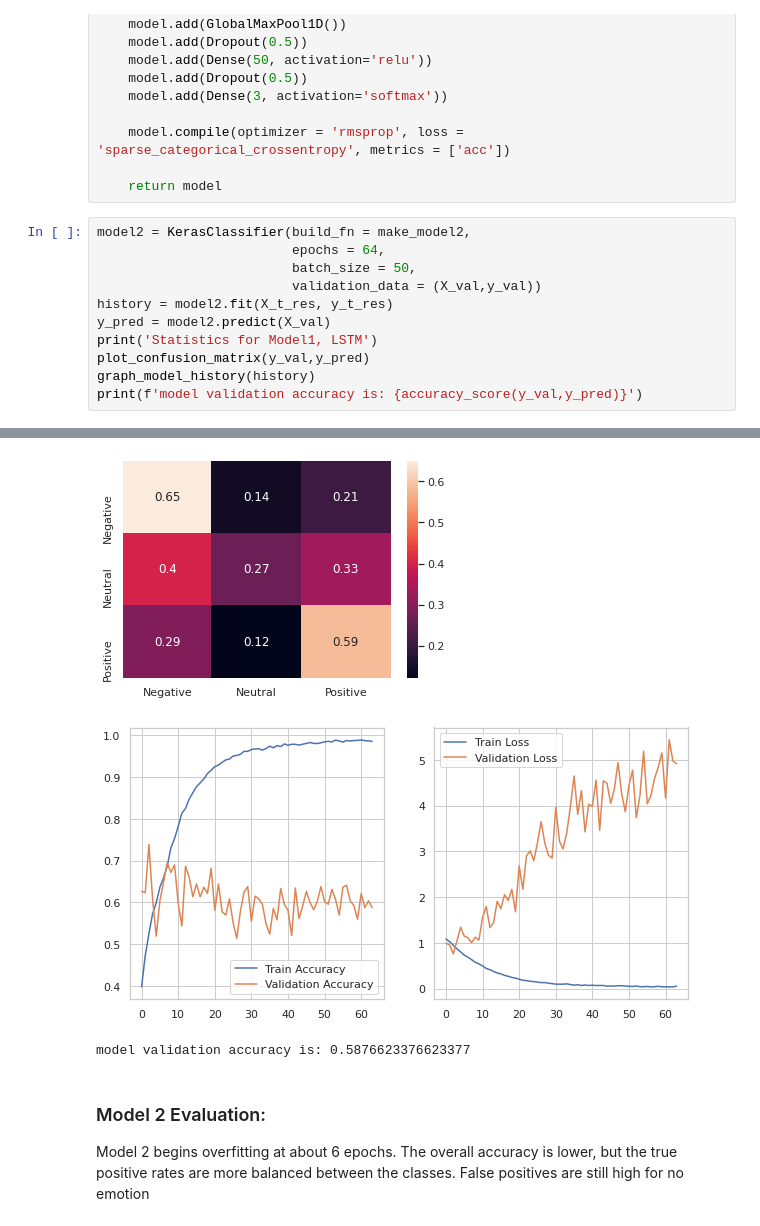
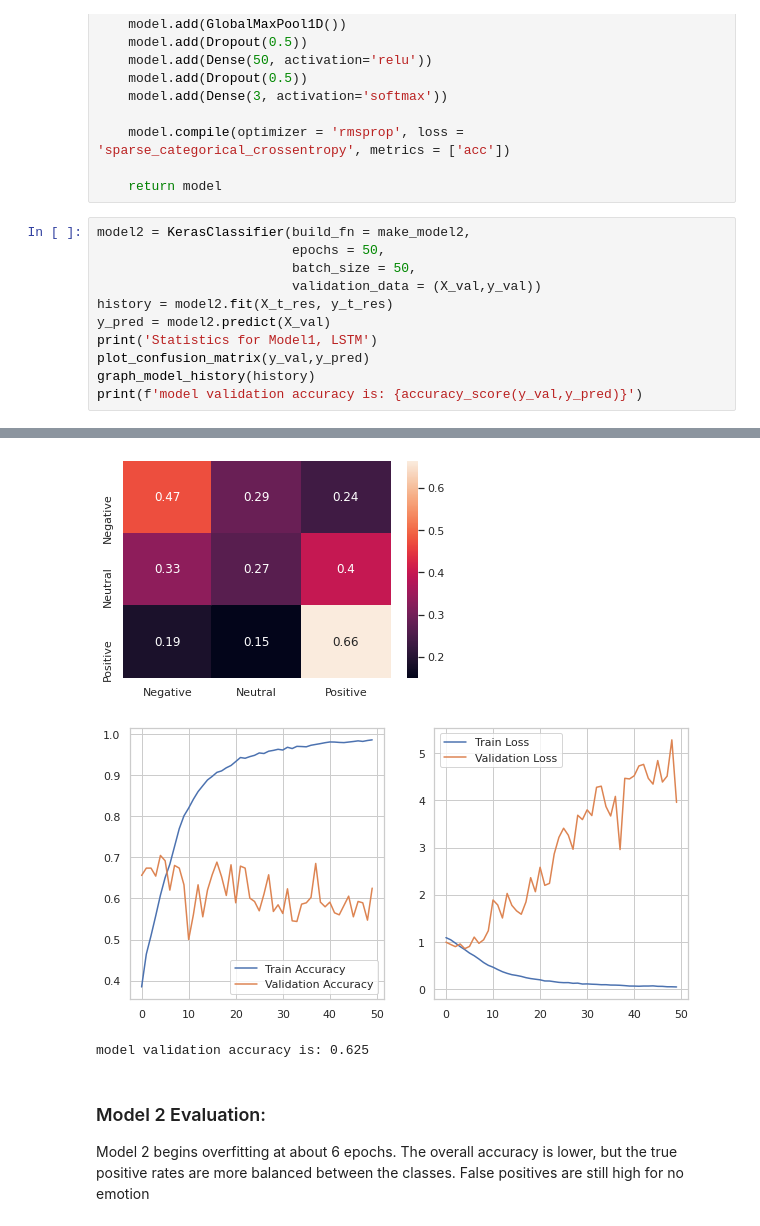
Before and after one commit to Caellwyn/product-flexible-twitter-sentiment-analysis, a Jupyter notebook: notebooks/exploratory/josh_LSTM_models.ipynb, the cells around one changed output, grey strips where cells are left out. Saved outputs shown, nothing was run; the diff lists cells and outputs as text.

```diff
--- a/notebooks/exploratory/josh_LSTM_models.ipynb
+++ b/notebooks/exploratory/josh_LSTM_models.ipynb
@@ -206,7 +207,7 @@ def make_model2():
     return model
 # %%
 model2 = KerasClassifier(build_fn = make_model2,
-                         epochs = 64,
+                         epochs = 50,
                          batch_size = 50,
                          validation_data = (X_val,y_val))
 history = model2.fit(X_t_res, y_t_res)
@@ -235,7 +236,7 @@ Epoch 64/64
 Statistics for Model1, LSTM
-[figure, old version]
+[figure, new version]
-[figure, old version]
+[figure, new version]
-model validation accuracy is: 0.5876623376623377
+model validation accuracy is: 0.625
 # %% [markdown]
 ### Model 2 Evaluation:
 Model 2 begins overfitting at about 6 epochs.  The overall accuracy is lower, but the true positive rates are more balanced between the classes.  False positives are still high for no emotion
```
Also changed, not shown: parts of 13 cells of this notebook, 1 other file.
